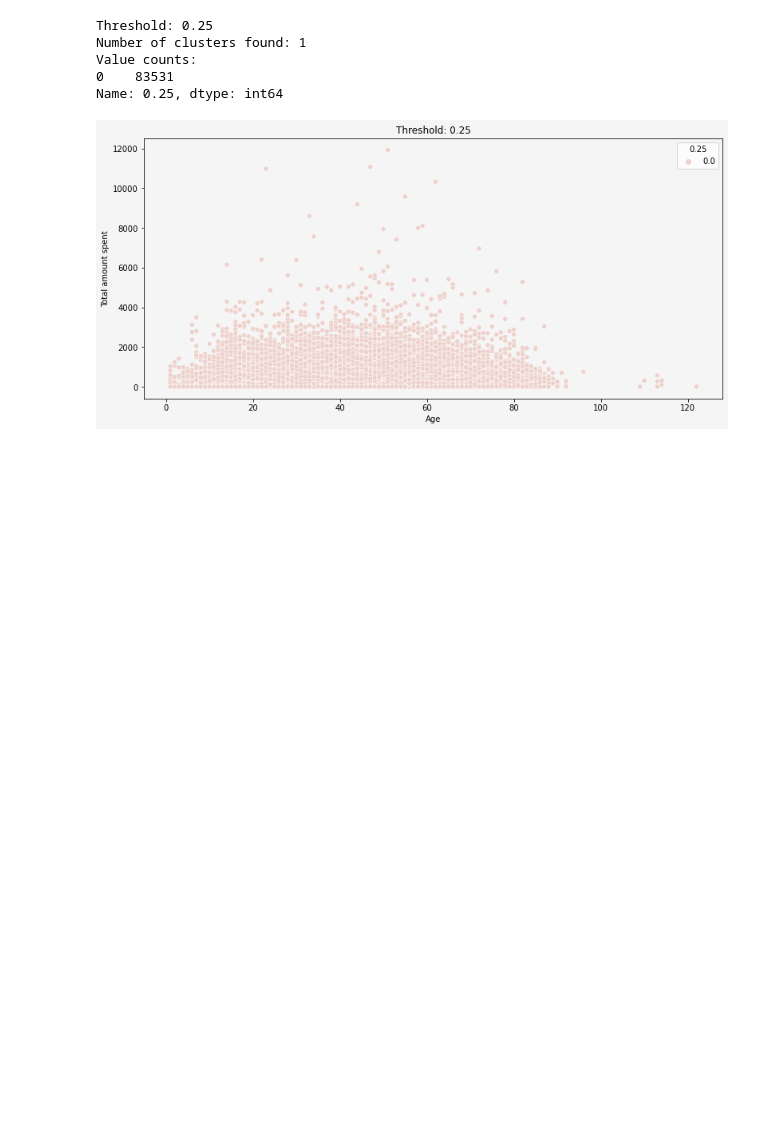
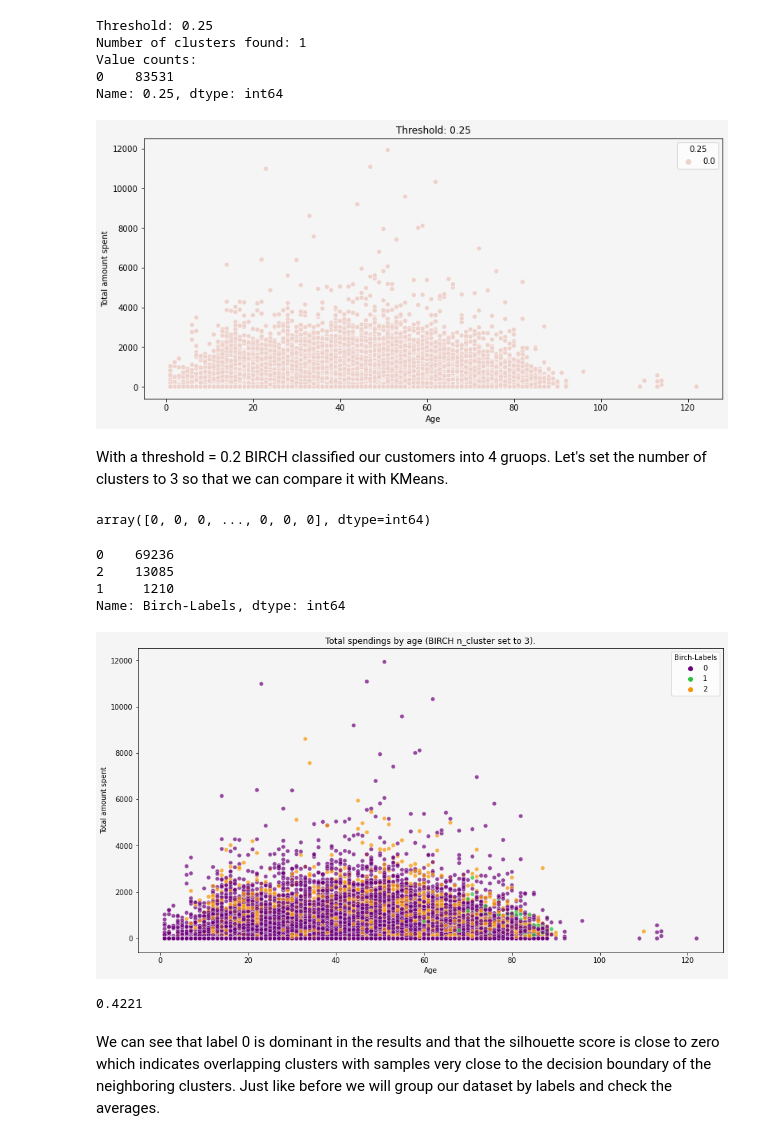
Before and after one commit to mmisiuda/Hotel-customers-EDA-and-segmentation., a Jupyter notebook: Hotel customer dataset EDA and clustering.ipynb, the cells around one changed output. Saved outputs shown, nothing was run; the diff lists cells and outputs as text; code cells hidden in the pictures; blank space fills up the shorter version.

Commit message:
Ver 2.
EDA and clustering done. Results comparison pending.

```diff
--- a/Hotel customer dataset EDA and clustering.ipynb
+++ b/Hotel customer dataset EDA and clustering.ipynb
@@ -884,3 +866,40 @@ Value counts:
 0    83531
 Name: 0.25, dtype: int64
 [figure]
+# %% [markdown]
+With a threshold = 0.2 BIRCH classified our customers into 4 gruops. Let's set the number of clusters to 3 so that we can compare it with KMeans.
+# %%
+birch = Birch(threshold=0.2, n_clusters=3)
+birch.fit(X)
+birch.predict(X)
+# %% [output]
+array([0, 0, 0, ..., 0, 0, 0], dtype=int64)
+# %%
+#Overwrite older labels
+
+birch_labels = birch.labels_
+df['Birch-Labels'] = birch_labels
+df['Birch-Labels'].value_counts()
+# %% [output]
+0    69236
+2    13085
+1     1210
+Name: Birch-Labels, dtype: int64
+# %%
+fig, ax = plt.subplots(figsize=(15, 8))
+fig.set_facecolor('#F5F5F5')
+
+sns.scatterplot(x=df['Age'], y=df['TotalRevenue'], hue=df['Birch-Labels'], alpha=0.7, palette=palette)
+ax.set_facecolor('#F5F5F5')
+ax.set_xlabel('Age')
+ax.set_ylabel('Total amount spent')
+plt.title('Total spendings by age (BIRCH n_cluster set to 3).')
+plt.show()
+# %% [output]
+[figure, added]
+# %%
+round(silhouette_score(X, birch_labels), 4)
+# %% [output]
+0.4221
+# %% [markdown]
+We can see that label 0 is dominant in the results and that the silhouette score is close to zero which indicates overlapping clusters with samples very close to the decision boundary of the neighboring clusters. Just like before we will group our dataset by labels and check the averages.
```
Also changed, not shown: parts of 29 cells of this notebook.
